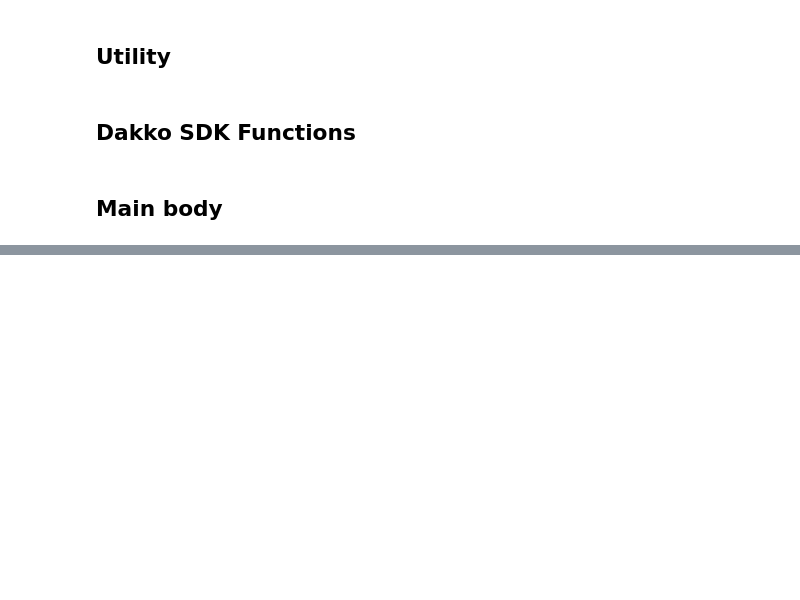
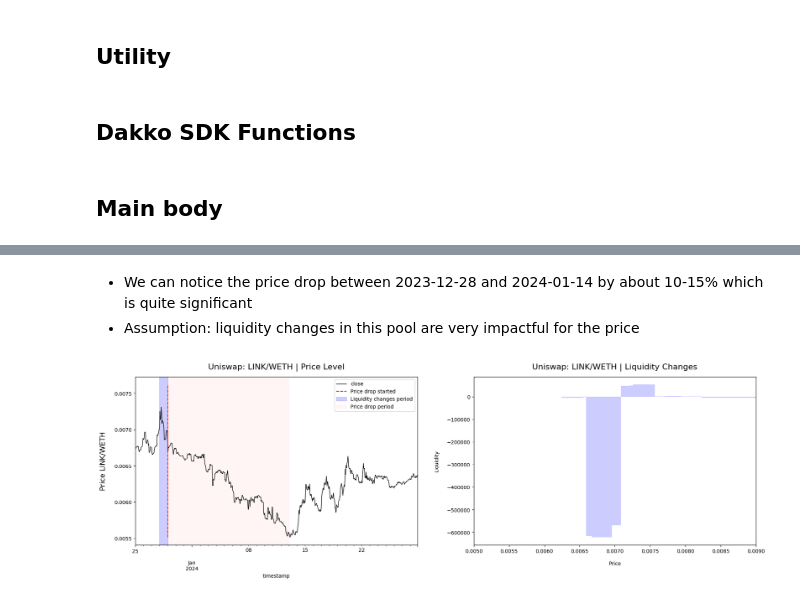
Before and after one commit to echarish/demo-python-notebook, a Jupyter notebook: demo_flow.ipynb, the cells around one changed output, grey strips where cells are left out. Saved outputs shown, nothing was run; the diff lists cells and outputs as text; code cells hidden in the pictures; blank space fills up the shorter version.

```diff
--- a/demo_flow.ipynb
+++ b/demo_flow.ipynb
@@ -649,0 +729,22 @@ neg_pa
+# %% [markdown]
+-   We can notice the price drop between 2023-12-28 and 2024-01-14 by about 10-15% which is quite significant
+-   Assumption: liquidity changes in this pool are very impactful for the price
+# %%
+liq_start_dt = datetime(2023, 12, 28)
+liq_end_dt = datetime(2023, 12, 29)
+
+
+dakko_client.plot_token_price_with_liquidity_changes(
+    swaps_1h,
+    mints,
+    burns,
+    symbol="LINK/WETH",
+    dex="uniswap",
+    s_start_dt=s_start_dt,
+    s_end_dt=s_end_dt,
+    liq_start_dt=liq_start_dt,
+    liq_end_dt=liq_end_dt,
+    figsize=(22, 6),
+)
+# %% [output]
+[figure, added]
```
Also changed, not shown: parts of 36 cells of this notebook.
